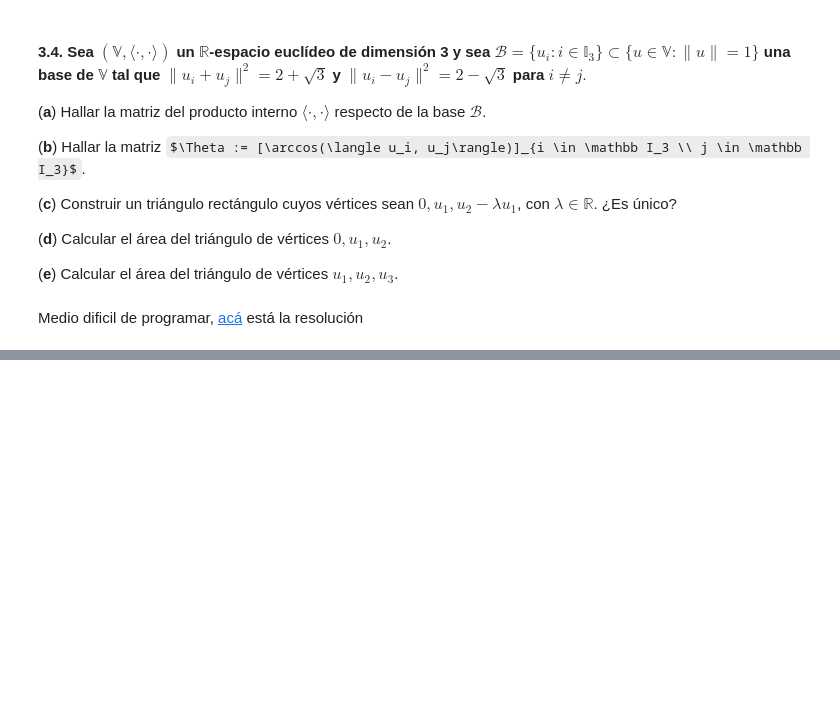
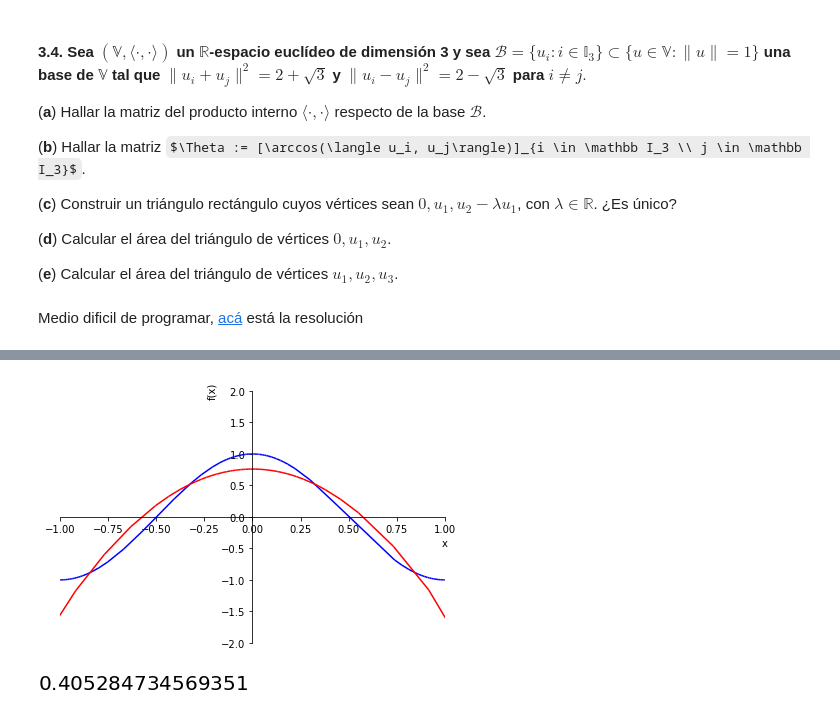
Before and after one commit to anagutson/AlgebraII, a Jupyter notebook: Guia_3.ipynb, the cells around one changed output, grey strips where cells are left out. Drawn from its saved outputs; the diff is of its cells as text; code cells hidden in the pictures; some formulas as TeX source; blank space fills up the shorter version.

```diff
--- a/Guia_3.ipynb
+++ b/Guia_3.ipynb
@@ -788,7 +797,7 @@ def y_tilda_polinomios(y, B: List, producto_interno, G: Matrix = None):
     return Matrix([producto_interno(y, B[i], G) for i in range(len(B))])
 
 def proyeccion_ortogonal_de_v_a_S_un_generador(v, gen, producto_interno, G: Matrix = None):
-  return producto_interno(v, gen) * gen / norma(gen, producto_interno)**2
+  return producto_interno(v, gen, G) * gen / norma(gen, producto_interno, G)**2
 # %% [markdown]
 ### **Distancia**
 # %% [markdown]
@@ -826,7 +835,7 @@ Por último, como $\|v\|^2 = \|P_\mathbb S (v)\|^2 + \|P_{\mathbb S^\perp}\|^2$,
 # %%
 def distancia_entre_funciones(f1, f2, producto_interno, G: Matrix = None):
   f = f1 - f2
-  d = sqrt(producto_interno(f,f))
+  d = norma(f, producto_interno)
   return float(d)
 # %% [markdown]
 ###**Ángulo**
@@ -950,0 +1053,26 @@ Medio dificil de programar, [acá](https://campus.fi.uba.ar/pluginfile.php/49307
+# %%
+x = Symbol('x')
+y = cos(pi*x)
+B = [1, x, x**2]
+
+#(a)
+#Aca utilizo el producto interno producto_interno_polinomios_integral porque ya lo tengo definido con los limites que me pide, sino tendría que redefinirlo.
+G = obtener_matriz_Gram(producto_interno_polinomios_integral, B)
+y_tilda = y_tilda_polinomios(y, B, producto_interno_polinomios_integral)
+p_coord = G.T.inv() * y_tilda
+p_hat = (Matrix(B).T * p_coord)[0]
+graficar_dos_funciones(y, p_hat)
+
+#(b)
+distancia_entre_funciones(y, p_hat, producto_interno_polinomios_integral)
+
+#(c)
+y = x**2
+gen = cos(pi*x)
+P_x2 = proyeccion_ortogonal_de_v_a_S_un_generador(y, gen, producto_interno_polinomios_integral)
+#d(x^3}2, Sp) = ||Ps(x^2)||^2
+d = float(norma(P_x2, producto_interno_polinomios_integral))
+d
+# %% [output]
+[figure, added]
+[figure, added]
```
Also changed, not shown: parts of 10 cells of this notebook.
